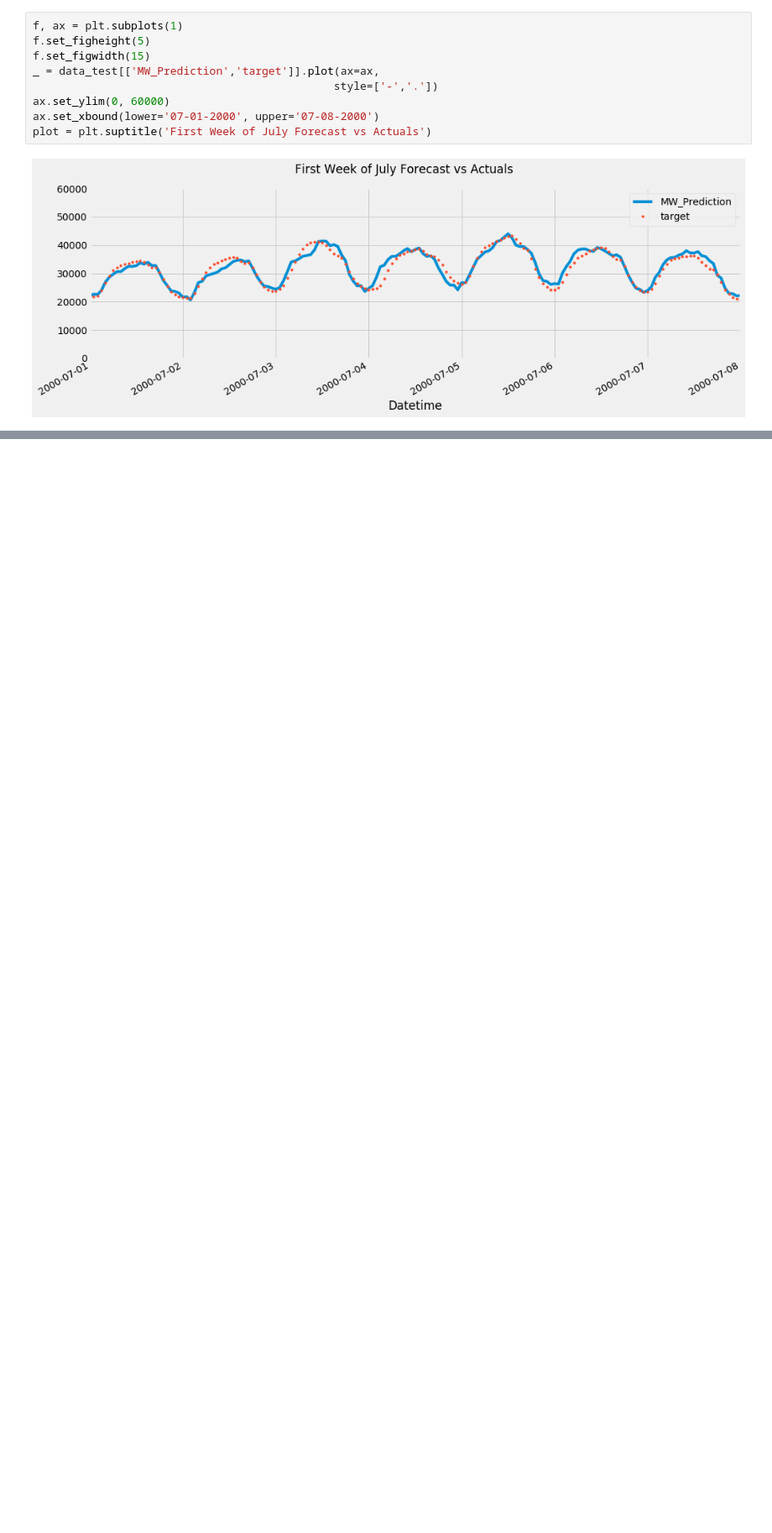
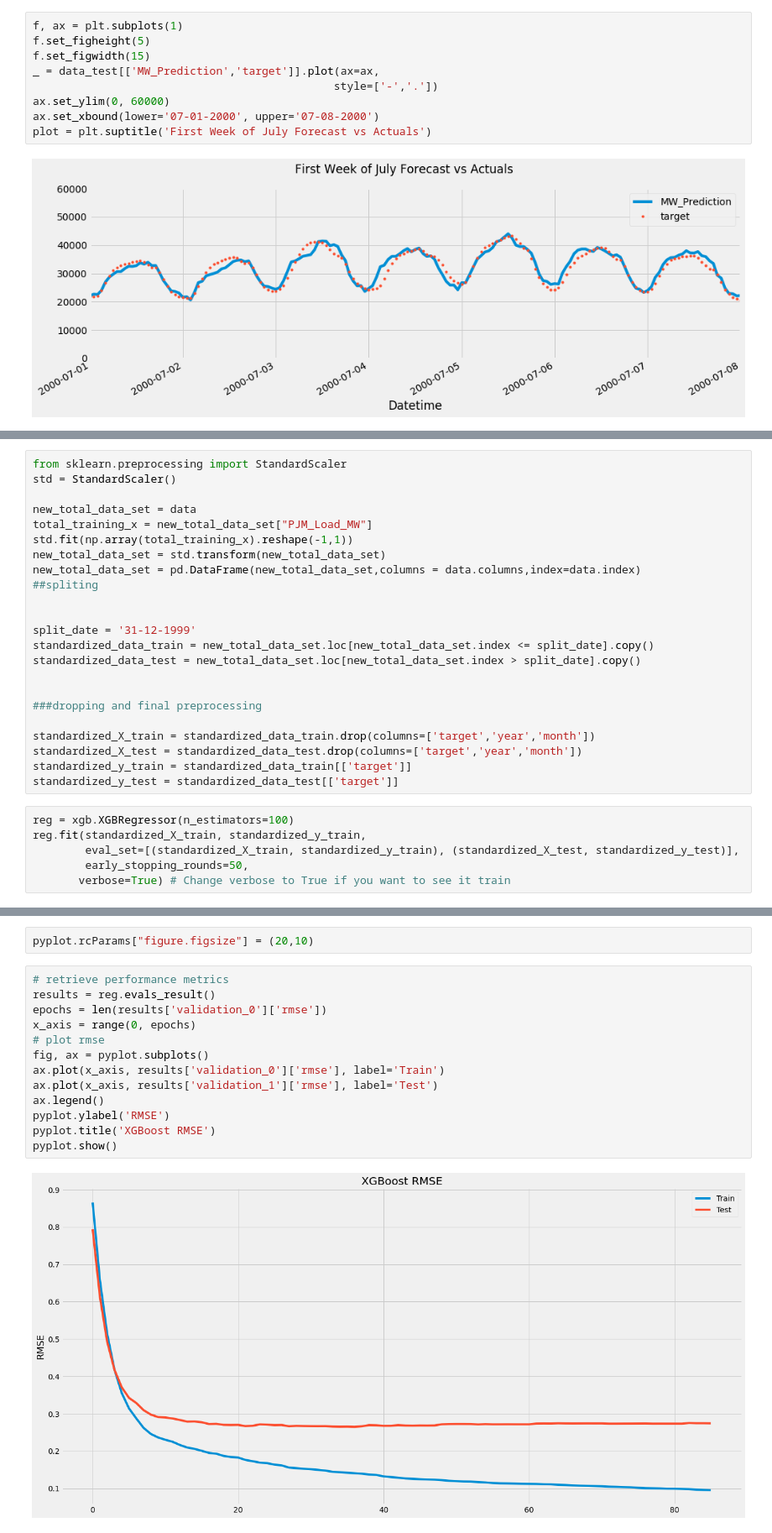
Before and after one commit to TonyTang1997/ai4impact-datathon, a Jupyter notebook: Tony_energy_forecast.ipynb, the cells around one changed output, grey strips where cells are left out. Shown at 84% size. Drawn from its saved outputs; the diff is of its cells as text; blank space fills up the shorter version.

```diff
--- a/Tony_energy_forecast.ipynb
+++ b/Tony_energy_forecast.ipynb
@@ -226,0 +263,29 @@ plot = plt.suptitle('First Week of July Forecast vs Actuals')
+# %%
+from sklearn.preprocessing import StandardScaler
+std = StandardScaler()
+
+new_total_data_set = data
+total_training_x = new_total_data_set["PJM_Load_MW"]
+std.fit(np.array(total_training_x).reshape(-1,1))
+new_total_data_set = std.transform(new_total_data_set)
+new_total_data_set = pd.DataFrame(new_total_data_set,columns = data.columns,index=data.index)
+##spliting
+
+
+split_date = '31-12-1999'
+standardized_data_train = new_total_data_set.loc[new_total_data_set.index <= split_date].copy()
+standardized_data_test = new_total_data_set.loc[new_total_data_set.index > split_date].copy()
+
+
+###dropping and final preprocessing
+
+standardized_X_train = standardized_data_train.drop(columns=['target','year','month'])
+standardized_X_test = standardized_data_test.drop(columns=['target','year','month'])
+standardized_y_train = standardized_data_train[['target']]
+standardized_y_test = standardized_data_test[['target']]
+# %%
+reg = xgb.XGBRegressor(n_estimators=100)
+reg.fit(standardized_X_train, standardized_y_train,
+        eval_set=[(standardized_X_train, standardized_y_train), (standardized_X_test, standardized_y_test)],
+        early_stopping_rounds=50,
+       verbose=True) # Change verbose to True if you want to see it train
@@ -226,0 +319,17 @@ plot = plt.suptitle('First Week of July Forecast vs Actuals')
+# %%
+pyplot.rcParams["figure.figsize"] = (20,10)
+# %%
+# retrieve performance metrics
+results = reg.evals_result()
+epochs = len(results['validation_0']['rmse'])
+x_axis = range(0, epochs)
+# plot rmse
+fig, ax = pyplot.subplots()
+ax.plot(x_axis, results['validation_0']['rmse'], label='Train')
+ax.plot(x_axis, results['validation_1']['rmse'], label='Test')
+ax.legend()
+pyplot.ylabel('RMSE')
+pyplot.title('XGBoost RMSE')
+pyplot.show()
+# %% [output]
+[figure, added]
```
Also changed, not shown: parts of 25 cells of this notebook.
